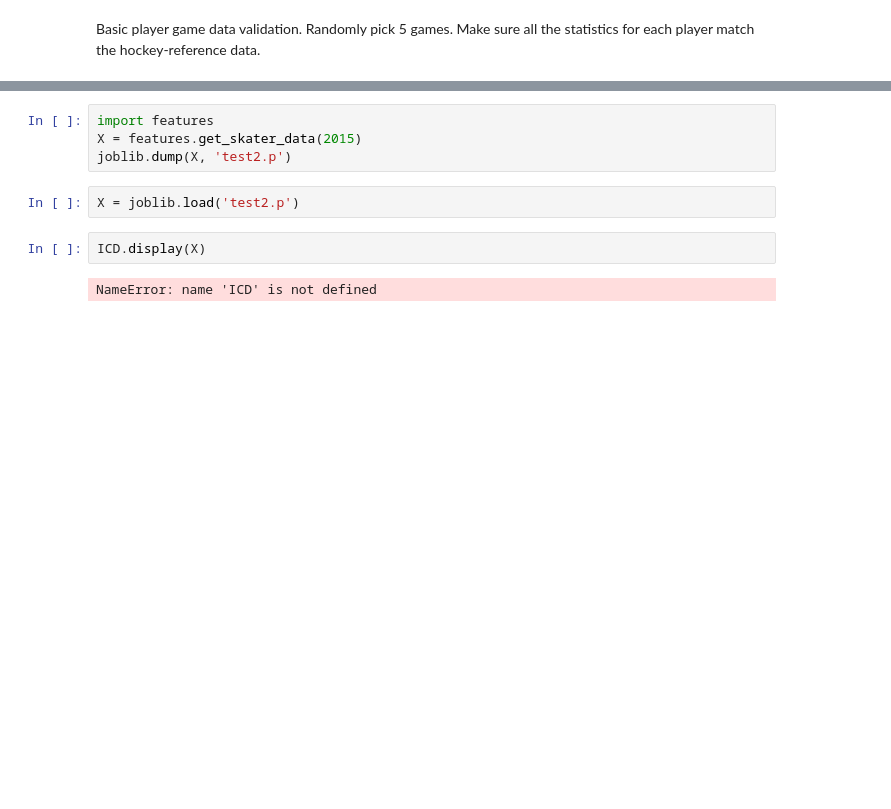
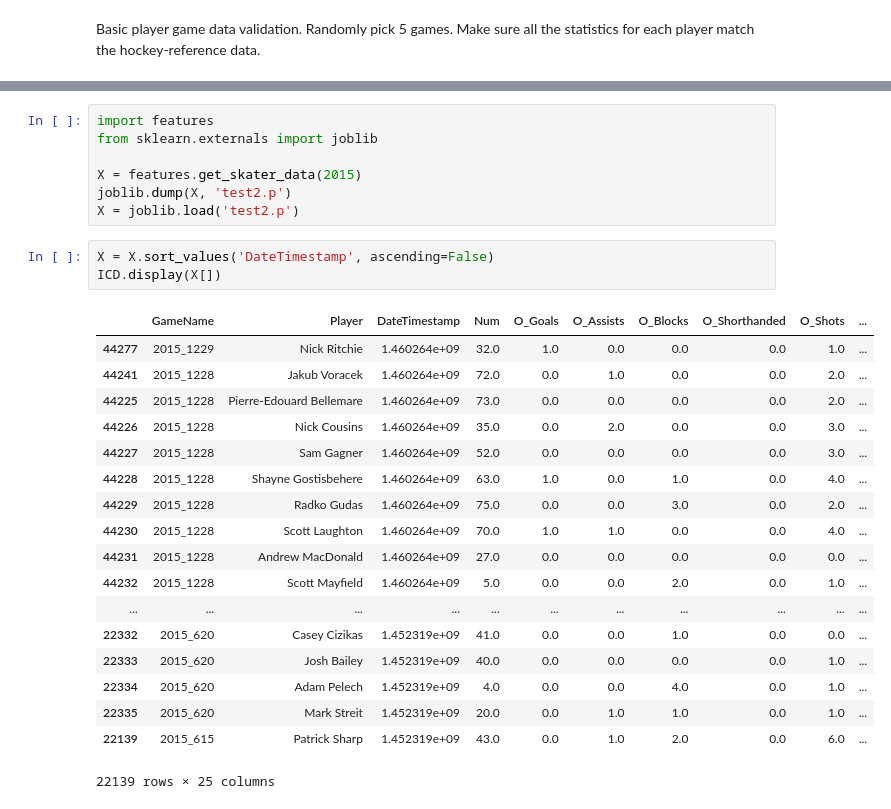
Before and after one commit to mmn599/hockey, a Jupyter notebook: DataValidation.ipynb, the cells around one changed output, grey strips where cells are left out. Drawn from its saved outputs; the diff is of its cells as text; blank space fills up the shorter version.

```diff
--- a/DataValidation.ipynb
+++ b/DataValidation.ipynb
@@ -90,11 +103,30 @@ Game num: 510
 36 rows × 33 columns
 # %%
 import features
+from sklearn.externals import joblib
+
 X = features.get_skater_data(2015)
 joblib.dump(X, 'test2.p')
+X = joblib.load('test2.p')
-# %%
-X = joblib.load('test2.p')
-# %%
-ICD.display(X)
-# %% [output]
-NameError: name 'ICD' is not defined
+# %%
+X = X.sort_values('DateTimestamp', ascending=False)
+ICD.display(X[])
+# %% [output]
+|  | GameName | Player | DateTimestamp | Num | O_Goals | O_Assists | O_Blocks | O_Shorthanded | O_Shots | ... |
+| 44277 | 2015_1229 | Nick Ritchie | 1.460264e+09 | 32.0 | 1.0 | 0.0 | 0.0 | 0.0 | 1.0 | ... |
+| 44241 | 2015_1228 | Jakub Voracek | 1.460264e+09 | 72.0 | 0.0 | 1.0 | 0.0 | 0.0 | 2.0 | ... |
+| 44225 | 2015_1228 | Pierre-Edouard Bellemare | 1.460264e+09 | 73.0 | 0.0 | 0.0 | 0.0 | 0.0 | 2.0 | ... |
+| 44226 | 2015_1228 | Nick Cousins | 1.460264e+09 | 35.0 | 0.0 | 2.0 | 0.0 | 0.0 | 3.0 | ... |
+| 44227 | 2015_1228 | Sam Gagner | 1.460264e+09 | 52.0 | 0.0 | 0.0 | 0.0 | 0.0 | 3.0 | ... |
+| 44228 | 2015_1228 | Shayne Gostisbehere | 1.460264e+09 | 63.0 | 1.0 | 0.0 | 1.0 | 0.0 | 4.0 | ... |
+| 44229 | 2015_1228 | Radko Gudas | 1.460264e+09 | 75.0 | 0.0 | 0.0 | 3.0 | 0.0 | 2.0 | ... |
+| 44230 | 2015_1228 | Scott Laughton | 1.460264e+09 | 70.0 | 1.0 | 1.0 | 0.0 | 0.0 | 4.0 | ... |
+| 44231 | 2015_1228 | Andrew MacDonald | 1.460264e+09 | 27.0 | 0.0 | 0.0 | 0.0 | 0.0 | 0.0 | ... |
+| 44232 | 2015_1228 | Scott Mayfield | 1.460264e+09 | 5.0 | 0.0 | 0.0 | 2.0 | 0.0 | 1.0 | ... |
+| ... | ... | ... | ... | ... | ... | ... | ... | ... | ... | ... |
+| 22332 | 2015_620 | Casey Cizikas | 1.452319e+09 | 41.0 | 0.0 | 0.0 | 1.0 | 0.0 | 0.0 | ... |
+| 22333 | 2015_620 | Josh Bailey | 1.452319e+09 | 40.0 | 0.0 | 0.0 | 0.0 | 0.0 | 1.0 | ... |
+| 22334 | 2015_620 | Adam Pelech | 1.452319e+09 | 4.0 | 0.0 | 0.0 | 4.0 | 0.0 | 1.0 | ... |
+| 22335 | 2015_620 | Mark Streit | 1.452319e+09 | 20.0 | 0.0 | 1.0 | 1.0 | 0.0 | 1.0 | ... |
+| 22139 | 2015_615 | Patrick Sharp | 1.452319e+09 | 43.0 | 0.0 | 1.0 | 2.0 | 0.0 | 6.0 | ... |
+22139 rows × 25 columns
```
Also changed, not shown: parts of 2 cells of this notebook, 1 other file.
